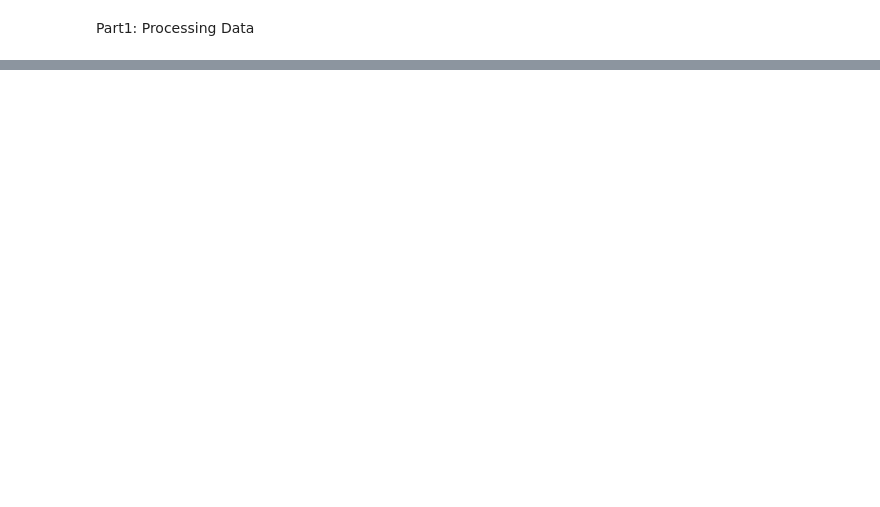
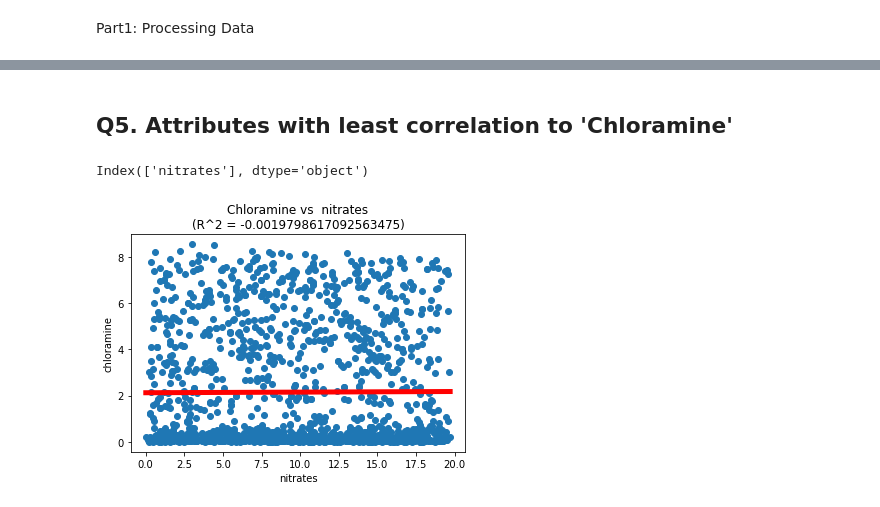
Before and after one commit to jjeongab/comp4211_pa1, a Jupyter notebook: comp4211_pa1.ipynb, the cells around one changed output, grey strips where cells are left out. Saved outputs shown, nothing was run; the diff lists cells and outputs as text; code cells hidden in the pictures; blank space fills up the shorter version.

```diff
--- a/comp4211_pa1.ipynb
+++ b/comp4211_pa1.ipynb
@@ -60,0 +172,9 @@ training_data = training_data.drop_duplicates() #dropping the duplicates
+# %% [markdown]
+## Q5. Attributes with least correlation to 'Chloramine'
+# %%
+least_corr_attribute = abs(training_data_corr['chloramine']).sort_values(ascending = True)[0:1]
+least_attr = least_corr_attribute.index
+print(least_attr)
+#Cadmium is the least correlated attributes to chloramine
+# %% [output]
+Index(['nitrates'], dtype='object')
@@ -60,0 +183,16 @@ training_data = training_data.drop_duplicates() #dropping the duplicates
+# %%
+#get the linear regression for cadmium
+reg = model.fit(to_chl_train['nitrates'].to_numpy().reshape(-1, 1), y_train['chloramine'])
+R2_scores['nitrates'] = reg.score(to_chl_cv['nitrates'].to_numpy().reshape(-1, 1), y_cv['chloramine'])
+coef_list['nitrates'] = reg.coef_
+intercept_list['nitrates'] = reg.intercept_
+plt.scatter(to_chl_cv['nitrates'],y_cv['nitrates'])
+xfit = np.linspace(to_chl_cv['nitrates'].min(), to_chl_cv['nitrates'].max(), to_chl_cv['nitrates'].shape[0])
+yfit = coef_list['nitrates'] * xfit + intercept_list['nitrates']
+plt.plot(xfit, yfit, 'r', linewidth = 5)
+plt.title("Chloramine vs " + " nitrates" +'\n' + "(R^2 = " + str(R2_scores['nitrates']) + ")")
+plt.xlabel('nitrates')
+plt.ylabel("chloramine")
+plt.show()
+# %% [output]
+[figure, added]
```
Also changed, not shown: parts of 76 cells of this notebook.
